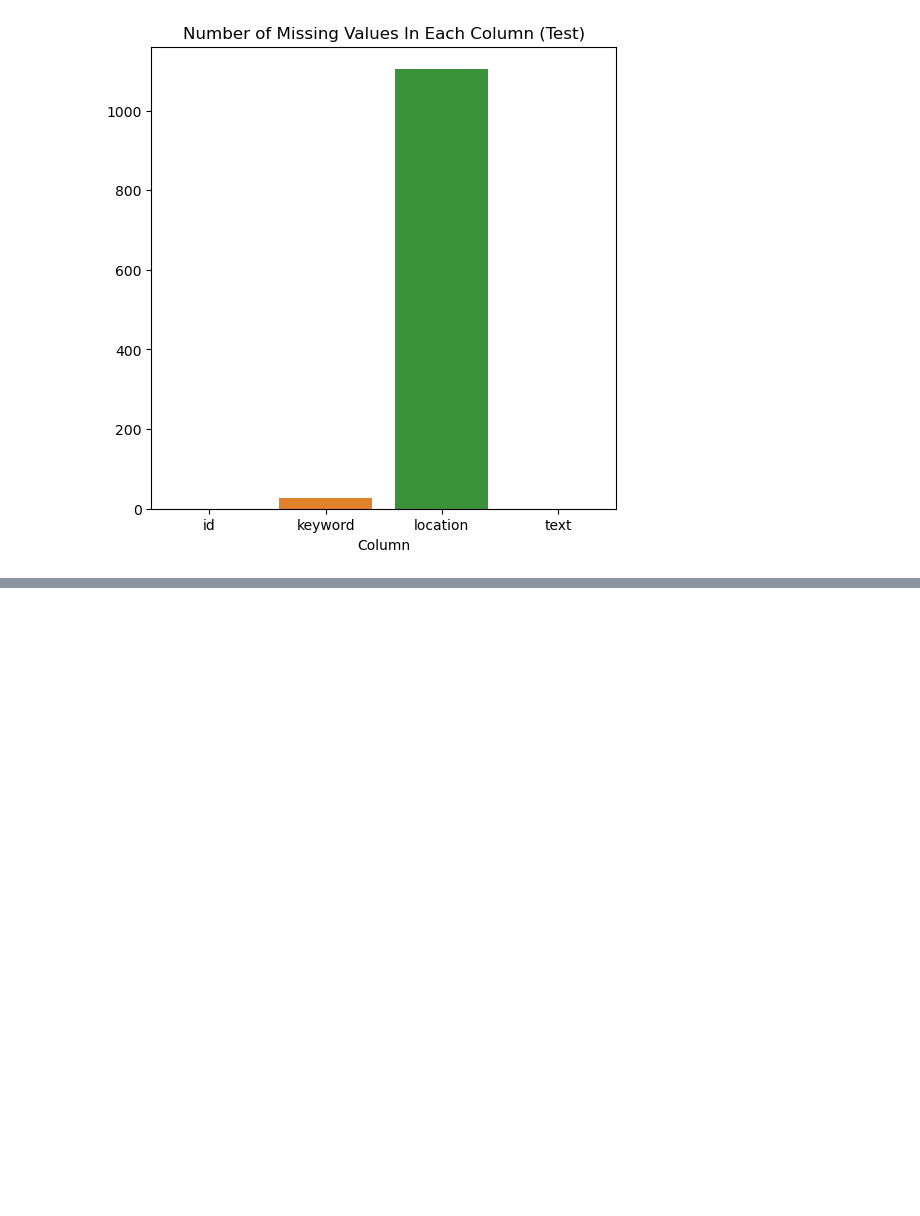
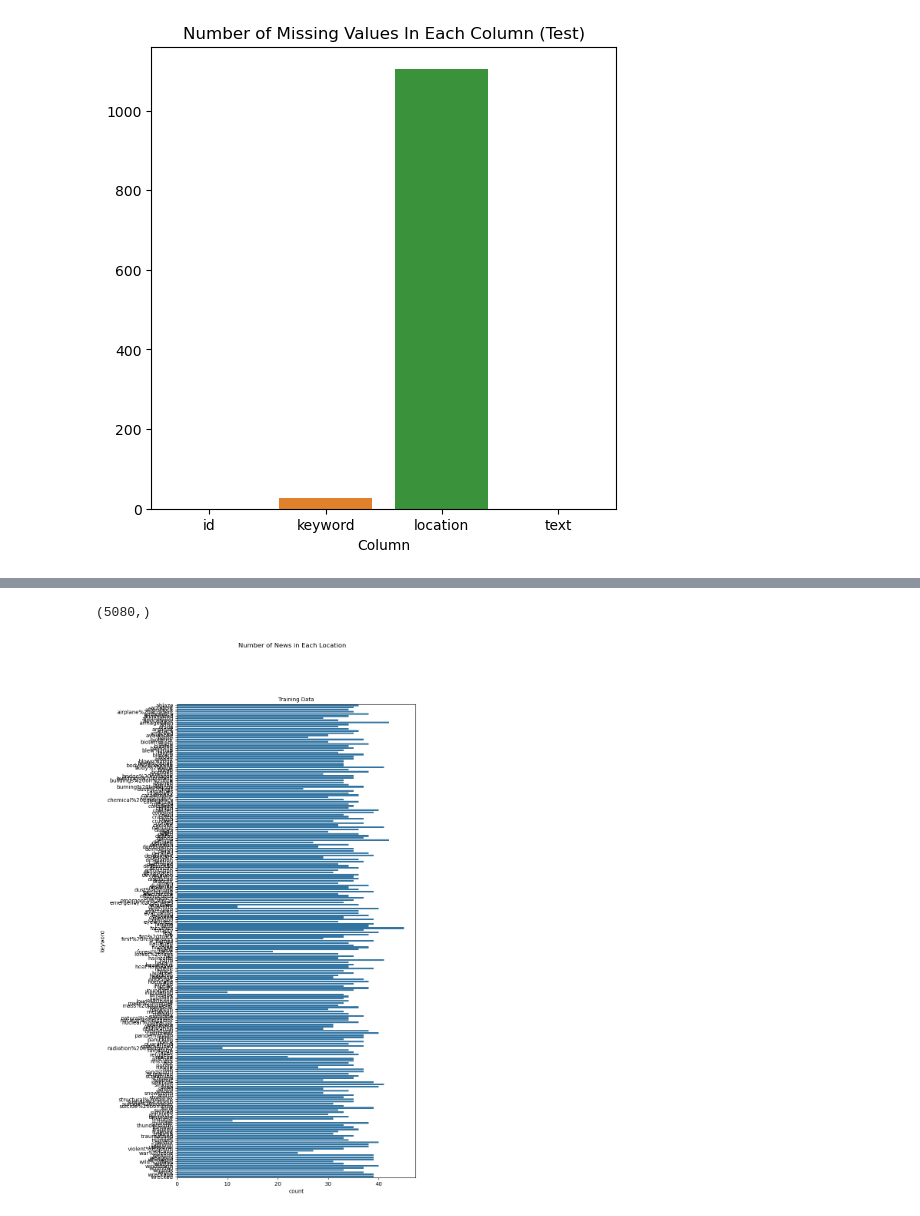
Before and after one commit to IvanLiuTW/code, a Jupyter notebook: rnn_tweet.ipynb, the cells around one changed output, grey strips where cells are left out. Drawn from its saved outputs; the diff is of its cells as text; code cells hidden in the pictures; blank space fills up the shorter version.

```diff
--- a/rnn_tweet.ipynb
+++ b/rnn_tweet.ipynb
@@ -13,6 +13,10 @@ mycolors = {"blue": "steelblue", "red":"#a76c6e", "green":"#6a9373", "smoke": "#
 import tensorflow as tf
 import tensorflow_io as tfio
 from tensorflow.keras import layers, models
+# %%
+# Setting for matplotlib plots
+# plt.style.use('fivethirtyeight')
+plt.rcParams['figure.figsize'] = 10, 6
 # %% [markdown]
 ## ETL
 # %% [markdown]
@@ -87,0 +224,13 @@ ax.set_xlabel('Column');
+# %%
+loc_clean.shape
+# %% [output]
+(5080,)
+# %%
+# Plot: Number of news in each category
+fig, ax = plt.subplots(figsize = (8, 16))
+
+sns.countplot(y = 'keyword', data = df_train, ax = ax)
+fig.suptitle('Number of News in Each Location')
+ax.set_title('Training Data', fontdict = dict(size = 10));
+# %% [output]
+[figure, added]
```
Also changed, not shown: parts of 32 cells of this notebook.
